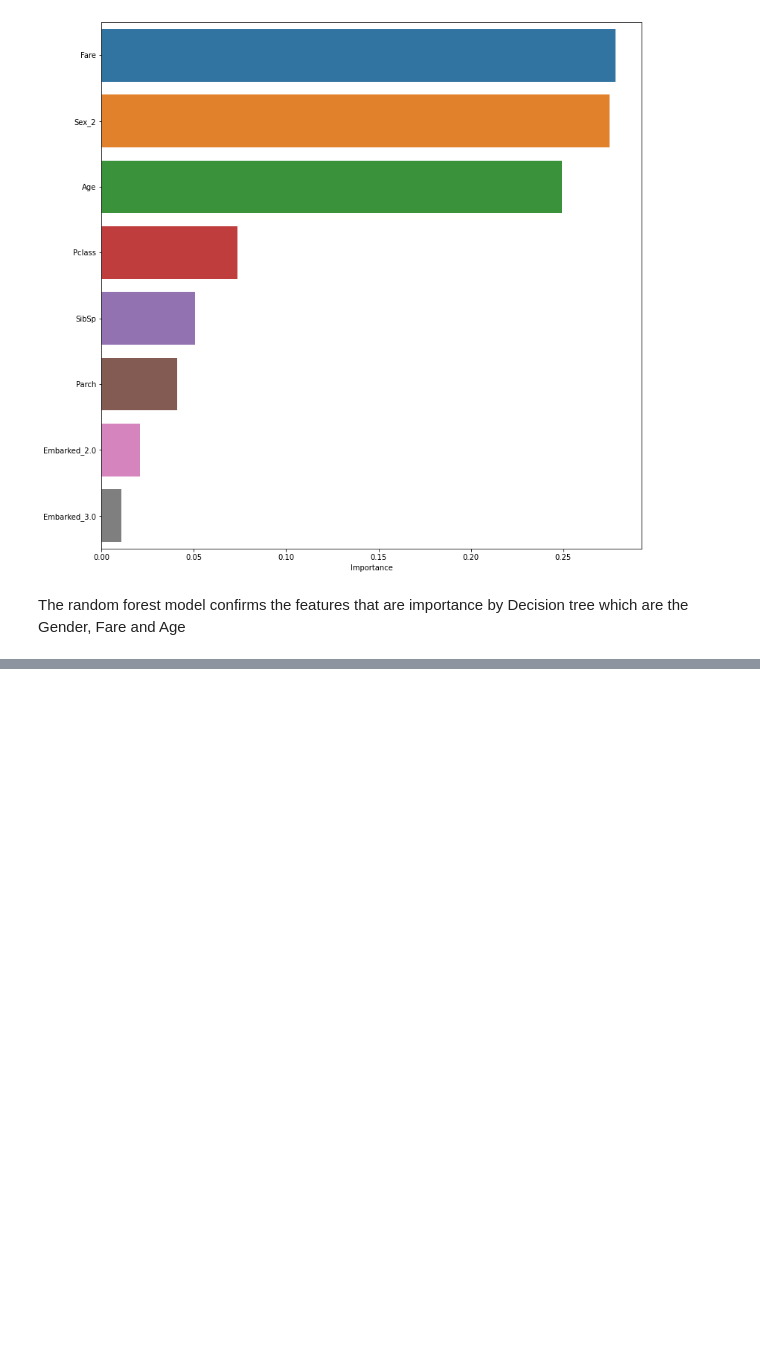
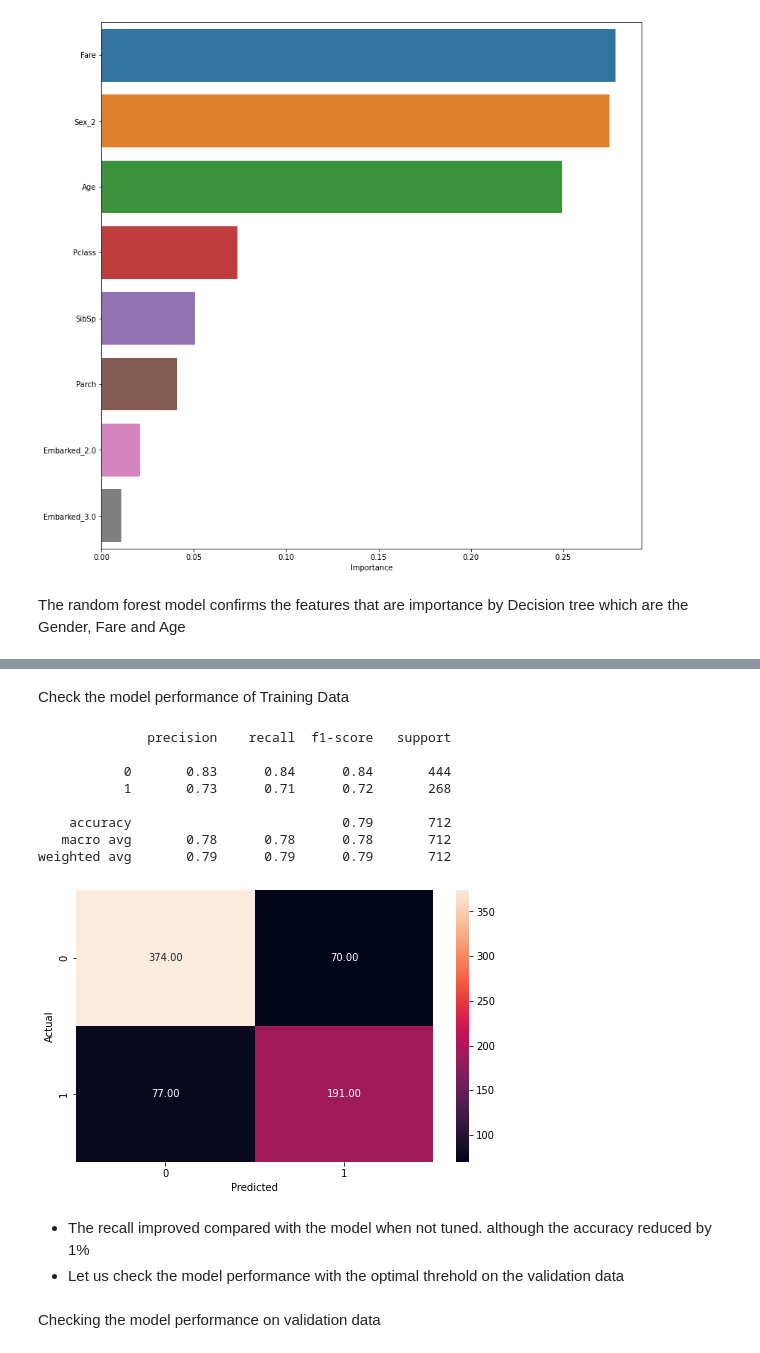
Before and after one commit to dabson2020/Projects-Portfolio, a Jupyter notebook: Classification/Titanic Prediction Project/THE TITANIC-latest.ipynb, the cells around one changed output, grey strips where cells are left out. Saved outputs shown, nothing was run; the diff lists cells and outputs as text; code cells hidden in the pictures; blank space fills up the shorter version.

```diff
--- a/Classification/Titanic Prediction Project/THE TITANIC-latest.ipynb
+++ b/Classification/Titanic Prediction Project/THE TITANIC-latest.ipynb
@@ -606,0 +657,22 @@ The random forest model confirms the features that are importance by Decision tr
+# %%
+optimal_threshold = 0.46
+# %% [markdown]
+Check the model performance of Training Data
+# %%
+y_pred = lr_model.predict_proba(X_train)
+metrics_score(y_train,y_pred[:,1]>optimal_threshold)
+# %% [output]
+              precision    recall  f1-score   support
+
+           0       0.83      0.84      0.84       444
+           1       0.73      0.71      0.72       268
+
+    accuracy                           0.79       712
+   macro avg       0.78      0.78      0.78       712
+weighted avg       0.79      0.79      0.79       712
+[figure, added]
+# %% [markdown]
+- The recall improved compared with the model when not tuned. although the accuracy reduced by 1%
+- Let us check the model performance with the optimal threhold on the validation data
+# %% [markdown]
+Checking the model performance on validation data
```
Also changed, not shown: parts of 48 cells of this notebook.
